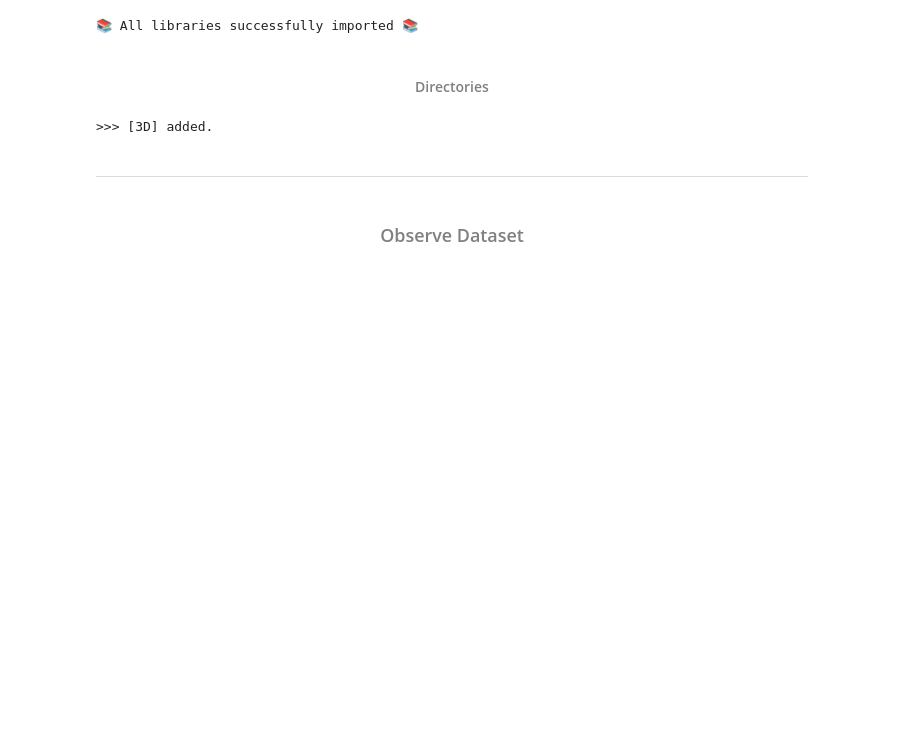
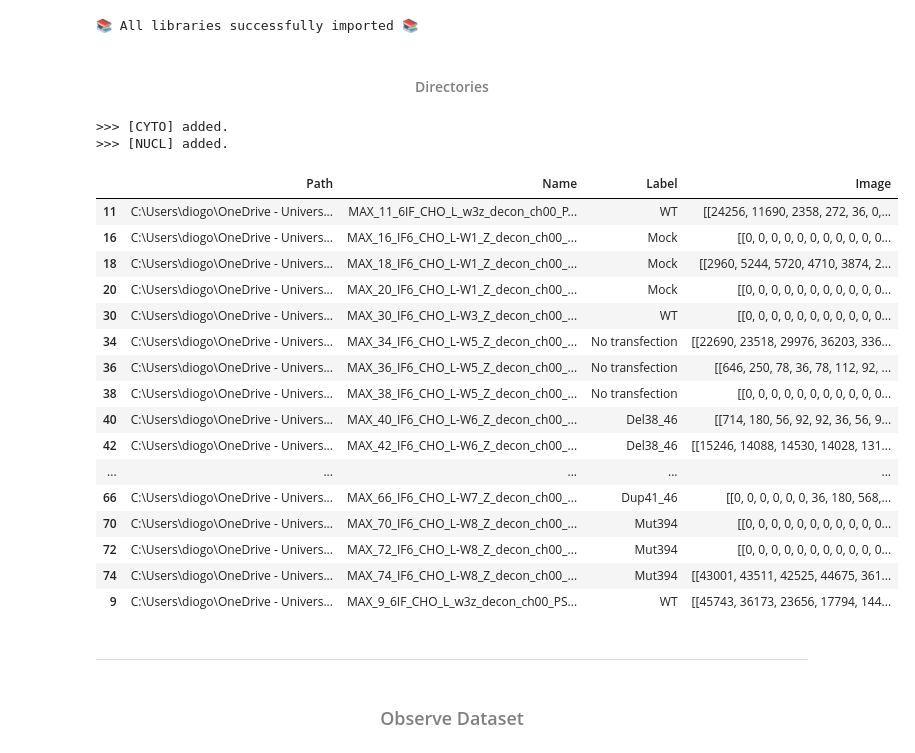
Before and after one commit to diogojfv/aTubulinOrganization, a Jupyter notebook: 1 - Dataset.ipynb, the cells around one changed output. Saved outputs shown, nothing was run; the diff lists cells and outputs as text; code cells hidden in the pictures; blank space fills up the shorter version.

```diff
--- a/1 - Dataset.ipynb
+++ b/1 - Dataset.ipynb
@@ -84,24 +80,54 @@ print('📚 All libraries successfully imported 📚')
 #### <center><font color='grey'>Directories</font></center>
 # %%
 ### DATASET #1 (2D)
-#folder    = os.path.dirname(os.getcwd()) + "\\Datasets\\Set 1-a-tubulin_Sofia"
-#options   = ["RGB","CYTO_DECONV","NUCL_DECONV"]
+folder    = os.path.dirname(os.getcwd()) + "\\Datasets\\Set 1-a-tubulin_Sofia"
+options   = ["CYTO","NUCL"]
+denominator = label_tubulin
 
 ### DATASET #2 (3D)
-folder    = os.path.dirname(os.getcwd()) + "\\Datasets\\Set 3D"
-options   = ["3D"]
+# folder      = os.path.dirname(os.getcwd()) + "\\Datasets\\Set 3D"
+# options     = ["CYTO3D","NUCL3D"]
+# denominator = label_tubulin3D
 
 ### DATASET #3 (Soraia)
-# folder    = os.path.dirname(os.getcwd()) + "\\Datasets\\Soraia"
-# options   = ["3D"]
+# folder      = os.path.dirname(os.getcwd()) + "\\Datasets\\Soraia"
+# options     = ["CYTO","NUCL"]
+# denominator = label_soraia
 
 ### DATASET #4 (Inês)
 # folder    = os.path.dirname(os.getcwd()) + "\\Datasets\\Ines"
 #options     = []
+# denominator  =
 
-data = init_import(folder,options,label_image)
+### DATASET #4 (SPOCC)
+# folder      = os.path.dirname(os.getcwd()) + "\\Datasets\\SPOCC2022"
+# options     = ["CYTO"]
+# denominator = label_SPOCC
+
+data = init_import(folder,options,denominator)
 # %% [output]
->>> [3D] added.
+>>> [CYTO] added.
+>>> [NUCL] added.
+# %%
+data["NUCL"]
+# %% [output]
+|  | Path | Name | Label | Image |
+| 11 | C:\Users\diogo\OneDrive - Univers... | MAX_11_6IF_CHO_L_w3z_decon_ch00_P... | WT | [[24256, 11690, 2358, 272, 36, 0,... |
+| 16 | C:\Users\diogo\OneDrive - Univers... | MAX_16_IF6_CHO_L-W1_Z_decon_ch00_... | Mock | [[0, 0, 0, 0, 0, 0, 0, 0, 0, 0, 0... |
+| 18 | C:\Users\diogo\OneDrive - Univers... | MAX_18_IF6_CHO_L-W1_Z_decon_ch00_... | Mock | [[2960, 5244, 5720, 4710, 3874, 2... |
+| 20 | C:\Users\diogo\OneDrive - Univers... | MAX_20_IF6_CHO_L-W1_Z_decon_ch00_... | Mock | [[0, 0, 0, 0, 0, 0, 0, 0, 0, 0, 0... |
+| 30 | C:\Users\diogo\OneDrive - Univers... | MAX_30_IF6_CHO_L-W3_Z_decon_ch00_... | WT | [[0, 0, 0, 0, 0, 0, 0, 0, 0, 0, 0... |
+| 34 | C:\Users\diogo\OneDrive - Univers... | MAX_34_IF6_CHO_L-W5_Z_decon_ch00_... | No transfection | [[22690, 23518, 29976, 36203, 336... |
+| 36 | C:\Users\diogo\OneDrive - Univers... | MAX_36_IF6_CHO_L-W5_Z_decon_ch00_... | No transfection | [[646, 250, 78, 36, 78, 112, 92, ... |
+| 38 | C:\Users\diogo\OneDrive - Univers... | MAX_38_IF6_CHO_L-W5_Z_decon_ch00_... | No transfection | [[0, 0, 0, 0, 0, 0, 0, 0, 0, 0, 0... |
+| 40 | C:\Users\diogo\OneDrive - Univers... | MAX_40_IF6_CHO_L-W6_Z_decon_ch00_... | Del38_46 | [[714, 180, 56, 92, 92, 36, 56, 9... |
+| 42 | C:\Users\diogo\OneDrive - Univers... | MAX_42_IF6_CHO_L-W6_Z_decon_ch00_... | Del38_46 | [[15246, 14088, 14530, 14028, 131... |
+| ... | ... | ... | ... | ... |
+| 66 | C:\Users\diogo\OneDrive - Univers... | MAX_66_IF6_CHO_L-W7_Z_decon_ch00_... | Dup41_46 | [[0, 0, 0, 0, 0, 0, 36, 180, 568,... |
+| 70 | C:\Users\diogo\OneDrive - Univers... | MAX_70_IF6_CHO_L-W8_Z_decon_ch00_... | Mut394 | [[0, 0, 0, 0, 0, 0, 0, 0, 0, 0, 0... |
+| 72 | C:\Users\diogo\OneDrive - Univers... | MAX_72_IF6_CHO_L-W8_Z_decon_ch00_... | Mut394 | [[0, 0, 0, 0, 0, 0, 0, 0, 0, 0, 0... |
+| 74 | C:\Users\diogo\OneDrive - Univers... | MAX_74_IF6_CHO_L-W8_Z_decon_ch00_... | Mut394 | [[43001, 43511, 42525, 44675, 361... |
+| 9 | C:\Users\diogo\OneDrive - Univers... | MAX_9_6IF_CHO_L_w3z_decon_ch00_PS... | WT | [[45743, 36173, 23656, 17794, 144... |
 # %% [markdown]
 ---------------------------------------------
 # %% [markdown]
```
Also changed, not shown: parts of 2 cells of this notebook, 13 other files.
